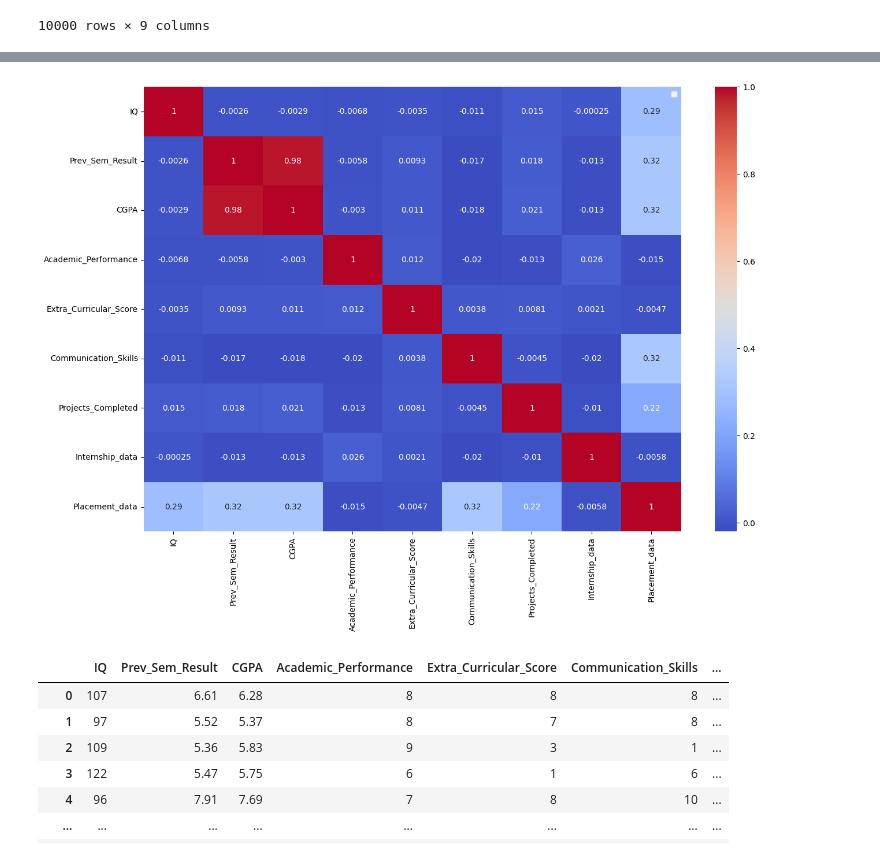
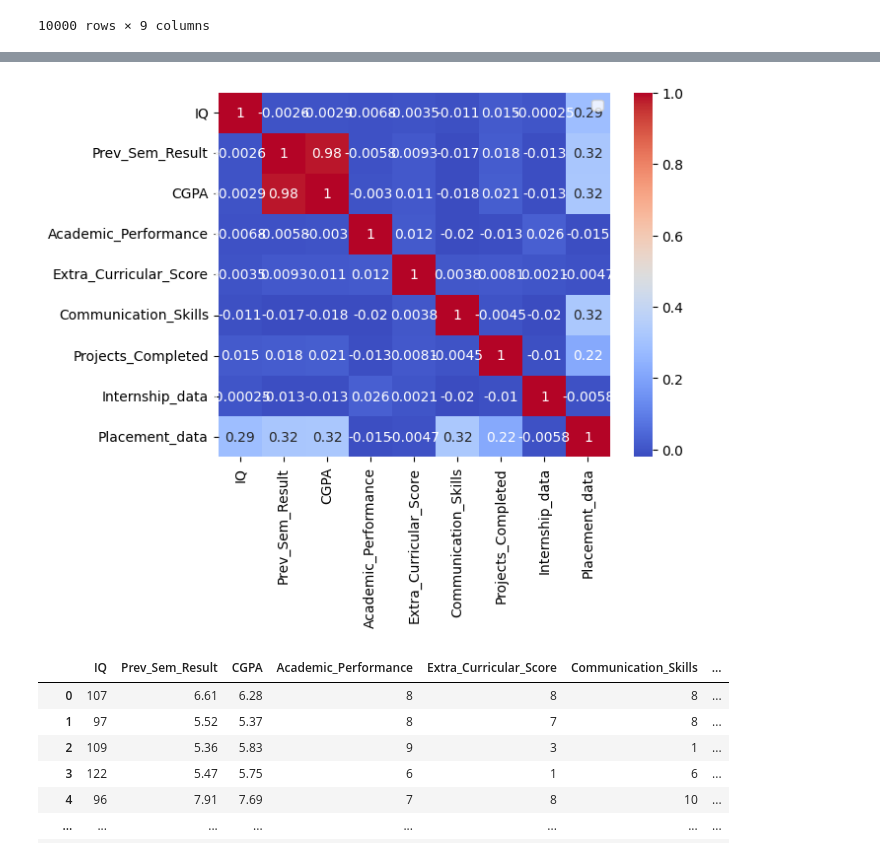
Before and after one commit to sarthak-opash/AI-ML-Internship, a Jupyter notebook: Day 20 (ML Mini Project)/placement.ipynb, the cells around one changed output, grey strips where cells are left out. Cells and saved outputs as stored; diff of their text form; code cells hidden in the pictures.

```diff
--- a/Day 20 (ML Mini Project)/placement.ipynb
+++ b/Day 20 (ML Mini Project)/placement.ipynb
@@ -224,16 +224,15 @@ data_new.corr()
 | Placement_data | 0.285914 | 0.317896 | 0.321607 | -0.014920 | -0.004740 | 0.323155 | ... |
 # %%
 
-plt.Figure(figsize(15,10))
 sns.heatmap(
     data_new.corr(),
     annot = True,
     cmap = 'coolwarm'
 )
 plt.legend()
 plt.show()
 # %% [output]
-[figure, old version]
+[figure, new version]
 # %%
 X = data_new.iloc[:,:-1]
 X
```
Also changed, not shown: parts of 6 cells of this notebook, 2 other files.
